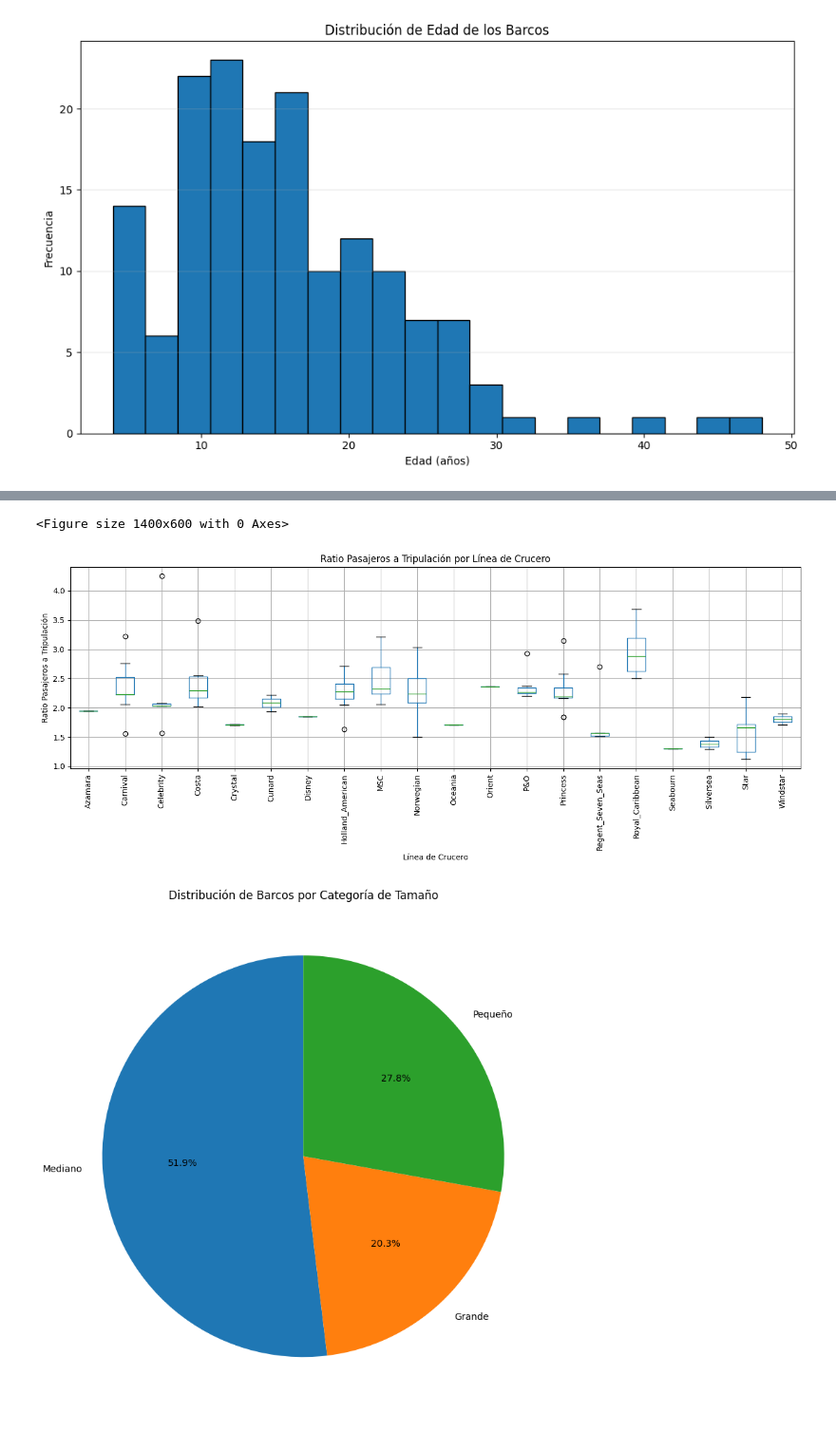
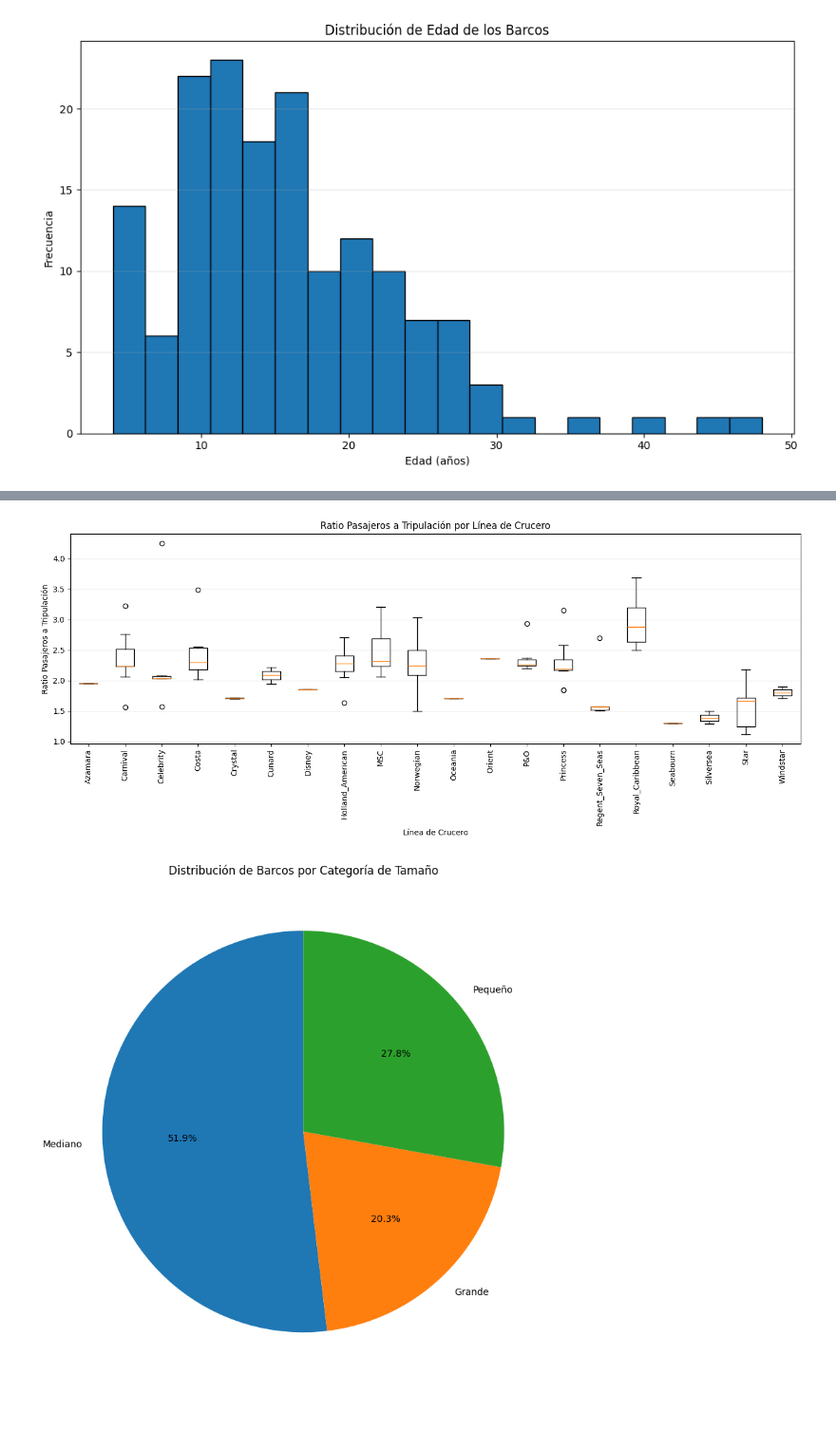
Before and after one commit to Its-Japo/DataScience, a Jupyter notebook: Lab10/cruise_data_analysis.ipynb, the cells around one changed output, grey strips where cells are left out. Shown at 95% size. Cells and saved outputs as stored; diff of their text form; code cells hidden in the pictures.

```diff
--- a/Lab10/cruise_data_analysis.ipynb
+++ b/Lab10/cruise_data_analysis.ipynb
@@ -328,14 +373,23 @@ plt.show()
 # %% [output]
 [figure]
 # %%
-scatter_data = df_clean.select("Tonnage", "passengers", "Cruise_line").toPandas()
+scatter_data_spark = df_clean.select("Tonnage", "passengers", "Cruise_line").collect()
+
+cruise_lines_list = df_clean.select("Cruise_line").distinct().rdd.map(lambda r: r[0]).collect()
+colors = plt.cm.tab20(np.linspace(0, 1, len(cruise_lines_list)))
 
 plt.figure(figsize=(12, 8))
-cruise_lines = scatter_data["Cruise_line"].unique()
-colors = plt.cm.tab20(np.linspace(0, 1, len(cruise_lines)))
 
-for i, cruise_line in enumerate(cruise_lines):
-    data = scatter_data[scatter_data["Cruise_line"] == cruise_line]
+cruise_line_dict = {}
+for row in scatter_data_spark:
+    cruise_line = row["Cruise_line"]
+    if cruise_line not in cruise_line_dict:
+        cruise_line_dict[cruise_line] = {"Tonnage": [], "passengers": []}
+    cruise_line_dict[cruise_line]["Tonnage"].append(row["Tonnage"])
+    cruise_line_dict[cruise_line]["passengers"].append(row["passengers"])
+
+for i, cruise_line in enumerate(sorted(cruise_line_dict.keys())):
+    data = cruise_line_dict[cruise_line]
     plt.scatter(data["Tonnage"], data["passengers"],
                 label=cruise_line, alpha=0.6, s=50, color=colors[i])
 
@@ -351,16 +405,25 @@ plt.show()
 # %%
-ratio_data = df_clean.select("Cruise_line", "ratio_pasajeros_tripulacion").toPandas()
+ratio_data_spark = df_clean.select("Cruise_line", "ratio_pasajeros_tripulacion").collect()
+
+cruise_line_ratios = {}
+for row in ratio_data_spark:
+    cruise_line = row["Cruise_line"]
+    if cruise_line not in cruise_line_ratios:
+        cruise_line_ratios[cruise_line] = []
+    cruise_line_ratios[cruise_line].append(row["ratio_pasajeros_tripulacion"])
 
 plt.figure(figsize=(14, 6))
-ratio_data.boxplot(column="ratio_pasajeros_tripulacion", by="Cruise_line", figsize=(14, 6))
+cruise_lines_sorted = sorted(cruise_line_ratios.keys())
+data_for_boxplot = [cruise_line_ratios[cl] for cl in cruise_lines_sorted]
+
+plt.boxplot(data_for_boxplot, labels=cruise_lines_sorted)
 plt.xlabel("Línea de Crucero")
 plt.ylabel("Ratio Pasajeros a Tripulación")
 plt.title("Ratio Pasajeros a Tripulación por Línea de Crucero")
-plt.suptitle("")
 plt.xticks(rotation=90)
+plt.grid(axis="y", alpha=0.3)
 plt.tight_layout()
 plt.show()
 # %% [output]
-<Figure size 1400x600 with 0 Axes>
-[figure, old version]
+[figure, new version]
 # %%
```
Also changed, not shown: parts of 9 cells of this notebook.
